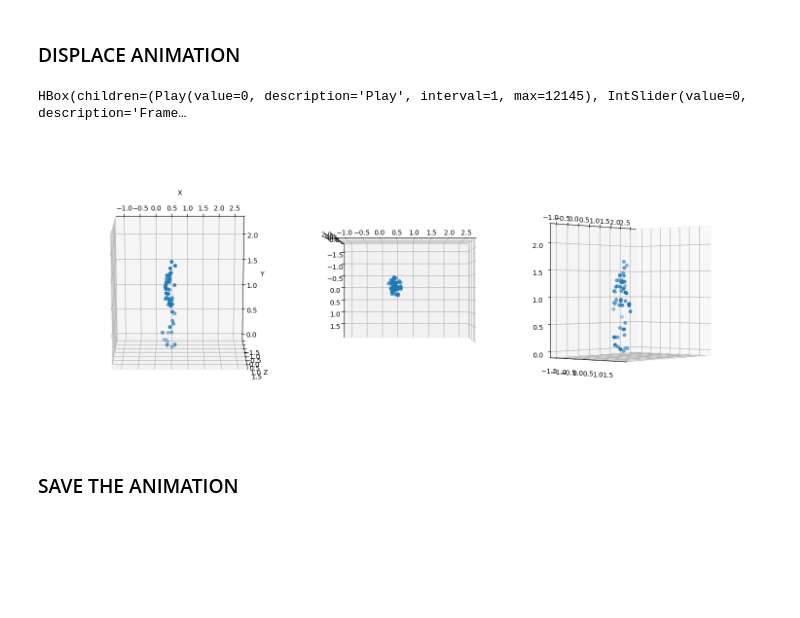
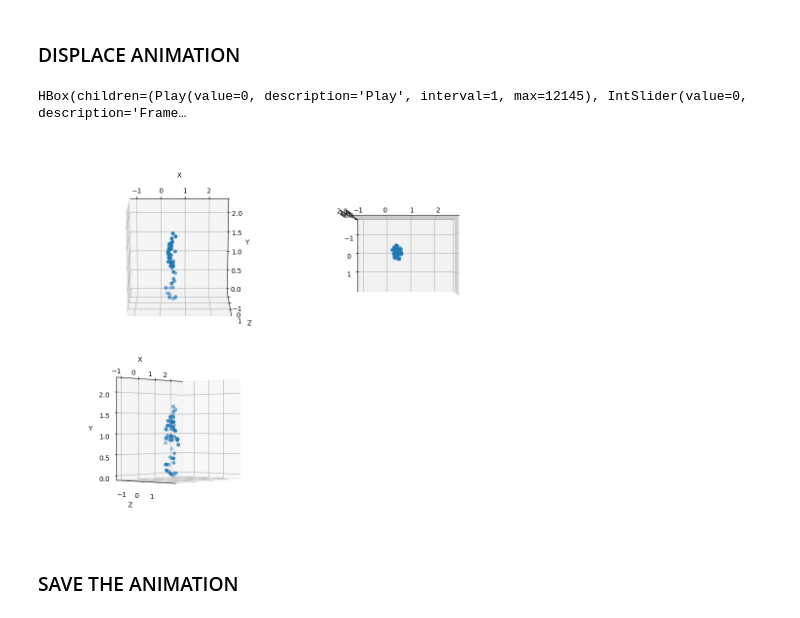
Before and after one commit to lorenzialessandro/CV-project, a Jupyter notebook: Task_1/notebook.ipynb, the cells around one changed output. Saved outputs shown, nothing was run; the diff lists cells and outputs as text; code cells hidden in the pictures; blank space fills up the shorter version.

```diff
--- a/Task_1/notebook.ipynb
+++ b/Task_1/notebook.ipynb
@@ -107,21 +107,29 @@ z = np_points[:,:,2]
 # %% [markdown]
 ### DISPLACE ANIMATION
 # %%
+import numpy as np
+import matplotlib.pyplot as plt
+from mpl_toolkits.mplot3d import Axes3D
+import ipywidgets as widgets
+
 # Create a figure and axes for the plots
-fig = plt.figure(figsize=(15, 6))  # Adjust the figure size as needed
+fig = plt.figure(figsize=(15, 8))  # Adjust the figure size as needed
+
+# Use GridSpec to customize subplot layout
+gs = fig.add_gridspec(2, 3, width_ratios=[1, 1, 1], height_ratios=[1, 1])
 
 # First subplot
-ax1 = fig.add_subplot(131, projection='3d')
+ax1 = fig.add_subplot(gs[0, 0], projection='3d')
 ax1.view_init(elev=105, azim=-90)
 points1, = ax1.plot([], [], [], "o")
 
 # Second subplot
-ax2 = fig.add_subplot(132, projection='3d')
+ax2 = fig.add_subplot(gs[0, 1], projection='3d')
 ax2.view_init(elev=-180, azim=-90)
 points2, = ax2.plot([], [], [], "o")
 
 # Third subplot
-ax3 = fig.add_subplot(133, projection='3d')
+ax3 = fig.add_subplot(gs[1, 0], projection='3d')  # Spanning across the bottom row
 ax3.view_init(elev=140, azim=0, roll=90)
 points3, = ax3.plot([], [], [], "o")
 
@@ -146,6 +154,9 @@ def update(t):
     ax2.scatter(x[:, t], y[:, t], z[:, t])
 
     ax3.clear()
+    ax3.set_xlabel("X")
+    ax3.set_ylabel("Y")
+    ax3.set_zlabel("Z")
     ax3.set_xlim(np.min(x), np.max(x))
     ax3.set_ylim(np.min(y), np.max(y))
     ax3.set_zlim(np.min(z), np.max(z))
@@ -154,34 +165,34 @@ def update(t):
 # Create slider widget
 frame_slider = widgets.IntSlider(value=0, min=0, max=n_frames-1, step=1, description='Frame:')
 
 # Define function to update plot when slider changes
 def slider_changed(change):
     update(change.new)
 
 # Link slider and update function
 frame_slider.observe(slider_changed, 'value')
 
 # Create play button
 play_button = widgets.Play(
     value=0,
     min=0,
     max=n_frames-1,
     step=1,
     description="Play",
     interval=1  # Adjust the interval (in milliseconds) as needed
 )
 
 # Link play button and slider
 widgets.jslink((play_button, 'value'), (frame_slider, 'value'))
 
 # Display play button and slider
 display(widgets.HBox([play_button, frame_slider]))
 
 # Initial plot
 update(0)
 # %% [output]
 HBox(children=(Play(value=0, description='Play', interval=1, max=12145), IntSlider(value=0, description='Frame…
-[figure, old version]
+[figure, new version]
 # %% [markdown]
 ### SAVE THE ANIMATION
 # %%
```
